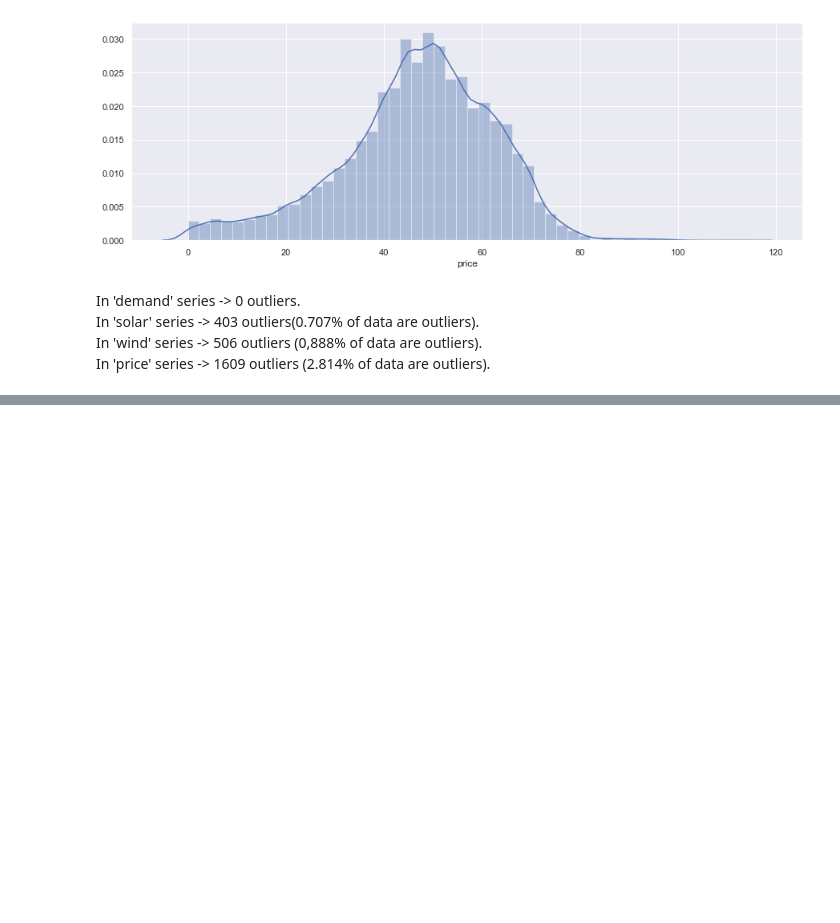
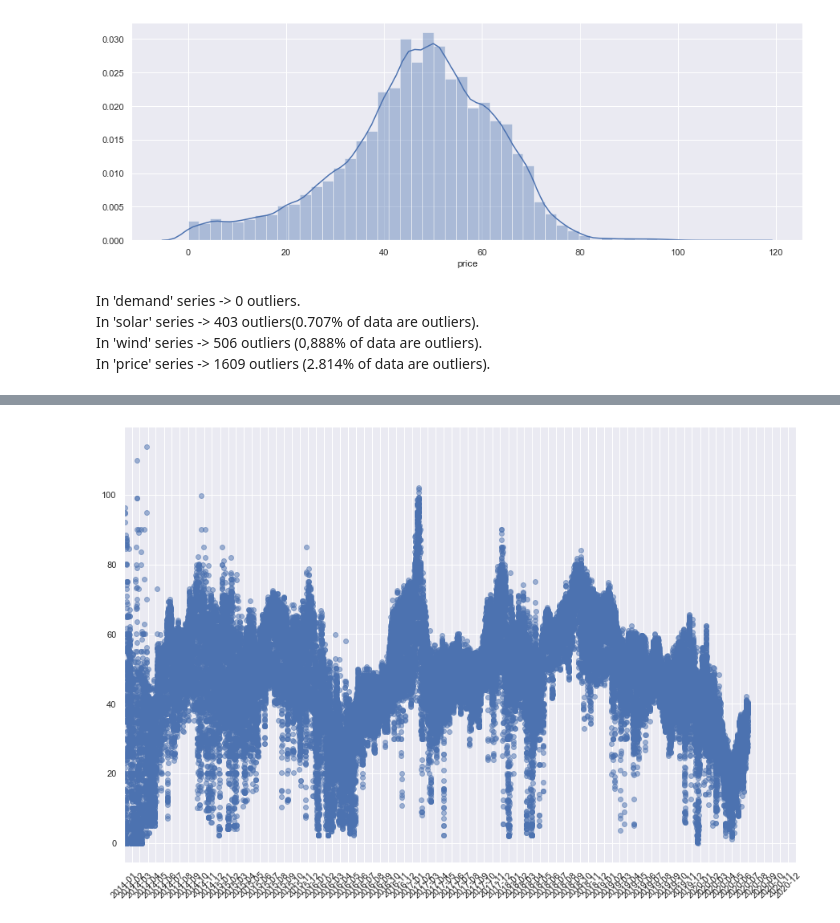
Before and after one commit to clagodmor/deep_price_forecast, a Jupyter notebook: DATA/Get_data.ipynb, the cells around one changed output, grey strips where cells are left out. Saved outputs shown, nothing was run; the diff lists cells and outputs as text; code cells hidden in the pictures; blank space fills up the shorter version.

```diff
--- a/DATA/Get_data.ipynb
+++ b/DATA/Get_data.ipynb
@@ -248,0 +251,5 @@ In 'price' series -> 1609 outliers (2.814% of data are outliers).<br>
+# %%
+df_merge = [df_holidays, df_esios]
+# %%
+data = reduce(lambda left,right: pd.merge(left,right,on='Date'), df_merge)
+data.head()
@@ -248,0 +263,5 @@ In 'price' series -> 1609 outliers (2.814% of data are outliers).<br>
+# %%
+data['Hour'] = data['Date'].dt.hour
+data['Day'] = data['Date'].dt.day
+data['Month'] = data['Date'].dt.month
+data['Weekday'] = data['Date'].dt.weekday
@@ -248,0 +277,11 @@ In 'price' series -> 1609 outliers (2.814% of data are outliers).<br>
+# %%
+ax = plt.figure(figsize=(15,10)).add_subplot(111)
+plt.scatter(data['Date'].tolist(), data['price'],alpha=0.5)
+plt.xlim([datetime.date(2014, 1, 1), datetime.date(2020, 12, 31)])
+ax.xaxis.set_major_locator(dates.MonthLocator())
+hfmt = dates.DateFormatter('%Y-%m')
+ax.xaxis.set_major_formatter(hfmt)
+plt.xticks(rotation=45)
+plt.show()
+# %% [output]
+[figure, added]
```
Also changed, not shown: parts of 4 cells of this notebook.
